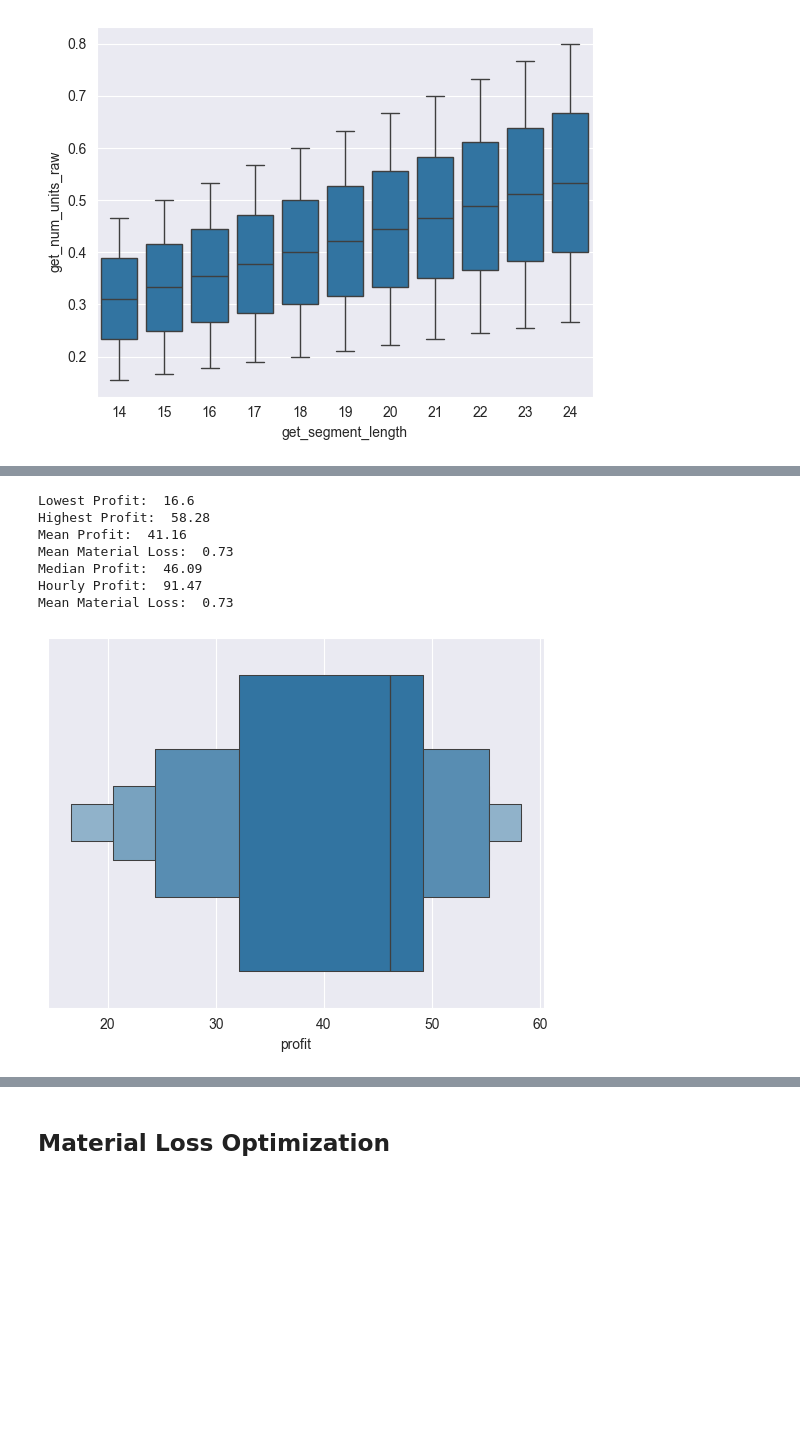
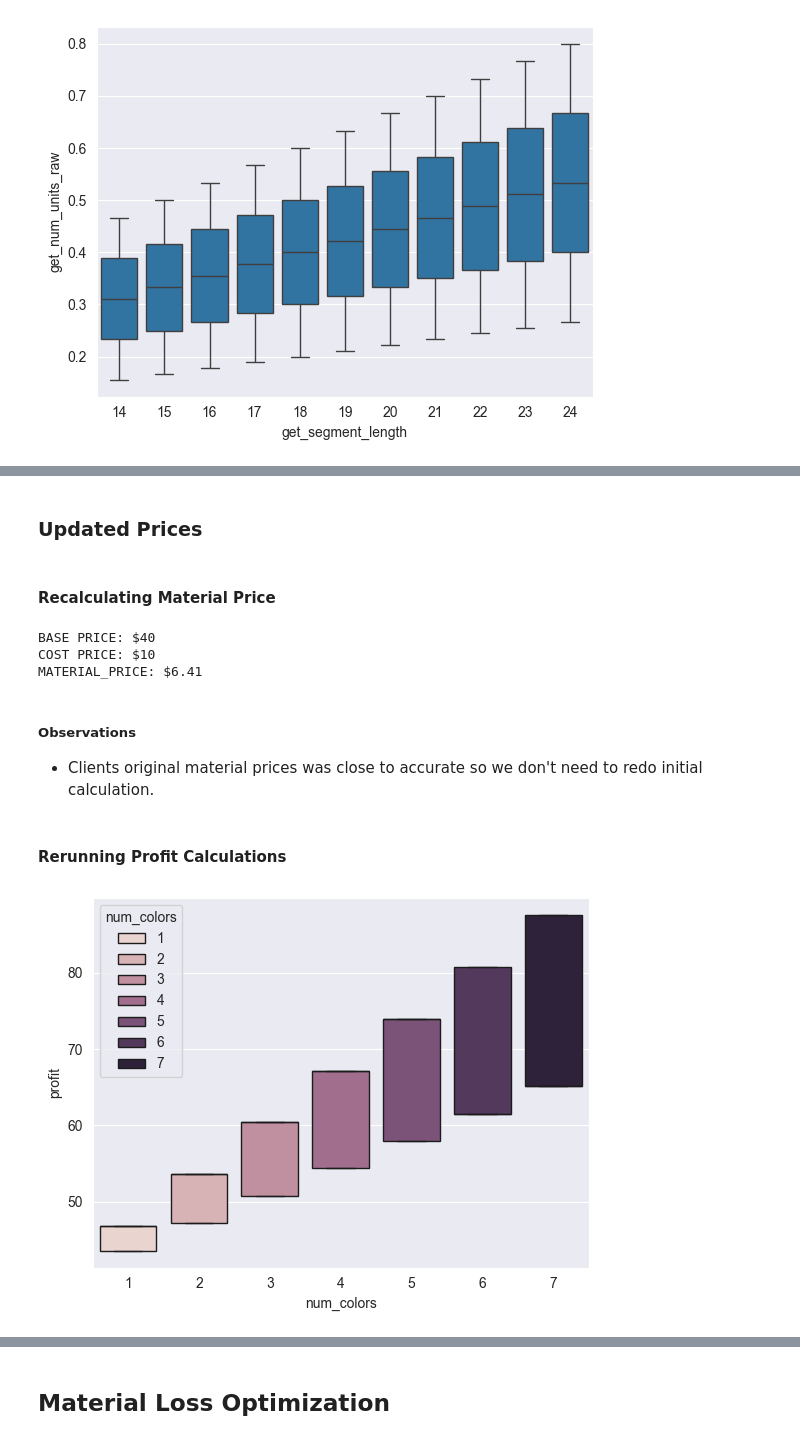
Before and after one commit to DanielLevenstein/Product_Profitability_Study, a Jupyter notebook: product_pricing.ipynb, the cells around one changed output, grey strips where cells are left out. Saved outputs shown, nothing was run; the diff lists cells and outputs as text; code cells hidden in the pictures; blank space fills up the shorter version.

Commit message:
Proofread final report and updated report with initial price figures.

```diff
--- a/product_pricing.ipynb
+++ b/product_pricing.ipynb
@@ -24,2 +9,17 @@ MATERIAL_PRICE: $6.41
 - Product has 3 parameters which can be customized for each user basis. Length, Weight, and Color.
 - In my generated test data I am maxing out on a length of 20 inches.
+# %%
+# products start at $35 and cost $5 extra for each additional color
+import numpy as np
+import pandas as pd
+# Initial values provided by client
+MATERIAL_PRICE = 7
+BASE_PRICE= 35
+COST_PER_COLOR = 5
+print(f"BASE PRICE: ${BASE_PRICE}")
+print(f"COST PER COLOR: ${COST_PER_COLOR}")
+print(f"MATERIAL PRICE: ${MATERIAL_PRICE}")
+DEFAULT_LENGTH = 12
+DEFAULT_WIDTH = 8
+MATERIAL_LOSS = 8
+INCHES_PER_UNIT = 15 * 12
@@ -27,10 +33,9 @@ MATERIAL_PRICE: $6.41
 # Generating test data
 import pandas as pd
 
-INCHES_PER_UNIT = 15 * 12
 MAX_WIDTH = 12
 MAX_LENGTH = 16
-MAX_NUM_COLORS = 6
+MAX_NUM_COLORS = 7
 width_list = list(range(4, MAX_WIDTH + 1, 2))
 length_list = list(range(6, MAX_LENGTH + 1))
 color_list = list(range(1,MAX_NUM_COLORS + 1))
@@ -91,22 +109,29 @@ sns.boxplot(data=df_price, x='num_colors', y='profit', hue='num_colors');
+# %% [markdown]
+### Updated Prices
+# %% [markdown]
+#### Recalculating Material Price
+# %%
+BASE_PRICE = 40
+COST_PER_COLOR = 10
+
+# Updating price estimates with data from client
+MATERIAL_PRICE_LIST = [14.94 / 2, 34.09 / 4, 48.60 / 10, 19.11 / 4] # Pulled from inventory orders
+MATERIAL_PRICE = np.mean(MATERIAL_PRICE_LIST)
+df_price1 = calculate_profit(df_price0, df_build_stats, MATERIAL_PRICE)
+print(f"BASE PRICE: ${BASE_PRICE}")
+print(f"COST PRICE: ${COST_PER_COLOR}")
+print(f"MATERIAL_PRICE: ${MATERIAL_PRICE.round(2)}")
+# %% [output]
+BASE PRICE: $40
+COST PRICE: $10
+MATERIAL_PRICE: $6.41
+# %% [markdown]
+##### Observations
+- Clients original material prices was close to accurate so we don't need to redo initial calculation.
+# %% [markdown]
+#### Rerunning Profit Calculations
 # %%
-df_price1 = df_price.copy()
-meanProfit = df_price.profit.mean()
-print("Lowest Profit: ",df_price.profit.min().round(1))
-print("Highest Profit: ",df_price.profit.max().round(2))
-print("Mean Profit: ",df_price.profit.mean().round(2))
-print("Mean Material Loss: ",df_price.material_loss.mean().round(2))
-print("Median Profit: ",df_price.profit.median().round(2))
-print("Hourly Profit: ", (df_price.profit.mean() / PROCESS_TIME_PER_ORDER).round(2))
-print("Mean Material Loss: ",df_price.material_loss.mean().round(2))
-
 profit_columns = ['profit', 'material_loss', 'material_length', 'price', 'material_cost']
-sns.boxenplot(data=df_price[profit_columns], x='profit');
+sns.boxplot(data=df_price1, x='num_colors', y='profit', hue='num_colors');
 # %% [output]
-Lowest Profit:  16.6
-Highest Profit:  58.28
-Mean Profit:  41.16
-Mean Material Loss:  0.73
-Median Profit:  46.09
-Hourly Profit:  91.47
-Mean Material Loss:  0.73
-[figure, old version]
+[figure, new version]
```
Also changed, not shown: parts of 28 cells of this notebook, 2 other files.
